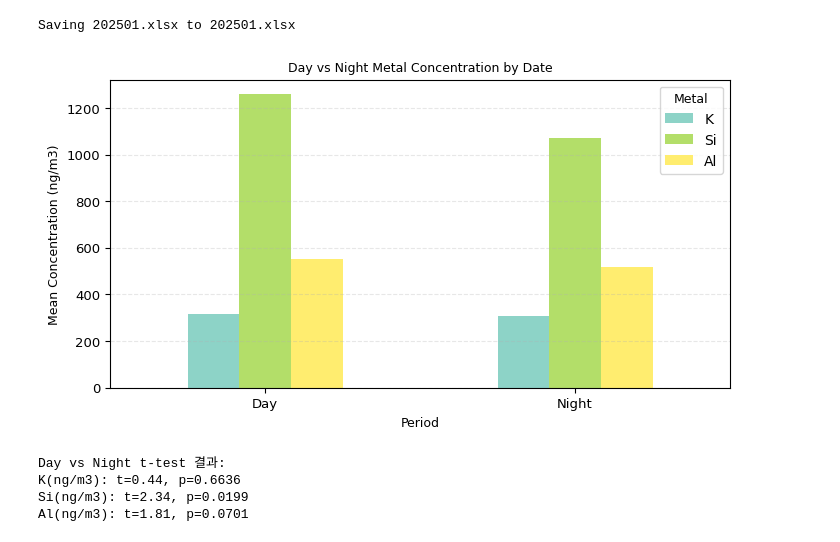
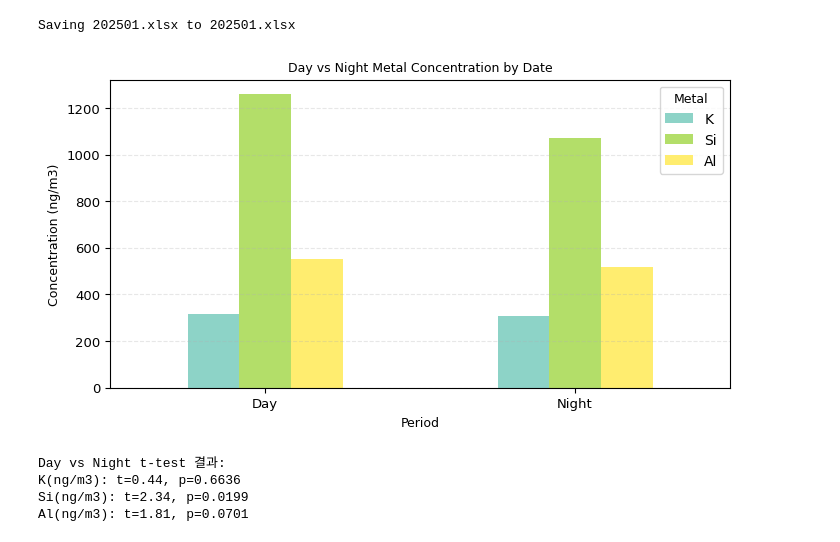
Before and after one commit to hyen0322/Data, a Jupyter notebook: Day vs Night Metal Concentration.ipynb, the cells around one changed output. Cells and saved outputs as stored; diff of their text form; code cells hidden in the pictures.

```diff
--- a/Day vs Night Metal Concentration.ipynb
+++ b/Day vs Night Metal Concentration.ipynb
@@ -38,34 +38,34 @@ for metal in target_metals:
 # %%
 # Day vs Night 막대 그래프
 period_avg.plot(kind='bar',
                 figsize=(8,4),
                 width=0.5,
                 colormap='Set3')
 
 # 그래프 기본 설정
 plt.title('Day vs Night Metal Concentration by Date', fontsize=9)
 plt.xlabel('Period', fontsize=9)
-plt.ylabel('Mean Concentration (ng/m3)', fontsize=9)
+plt.ylabel('Concentration (ng/m3)', fontsize=9)
 plt.xticks(rotation=0, fontsize=9.5)
 plt.yticks(fontsize=9.5)
 plt.grid(axis='y', linestyle='--', alpha=0.3)
 
 # 범례 설정
 plt.legend(loc='upper right',
            labels=['K', 'Si', 'Al'],
            fontsize=10,
            title='Metal',
            title_fontsize=9)
 
 # 그래프 결과 출력
 plt.show()
 
 # t-test 결과 출력
 print("Day vs Night t-test 결과:")
 for metal, res in results.items():
     print(f"{metal}: t={res['t-stat']:.2f}, p={res['p-value']:.4f}")
 # %% [output]
-[figure, old version]
+[figure, new version]
 Day vs Night t-test 결과:
 K(ng/m3): t=0.44, p=0.6636
 Si(ng/m3): t=2.34, p=0.0199
```
